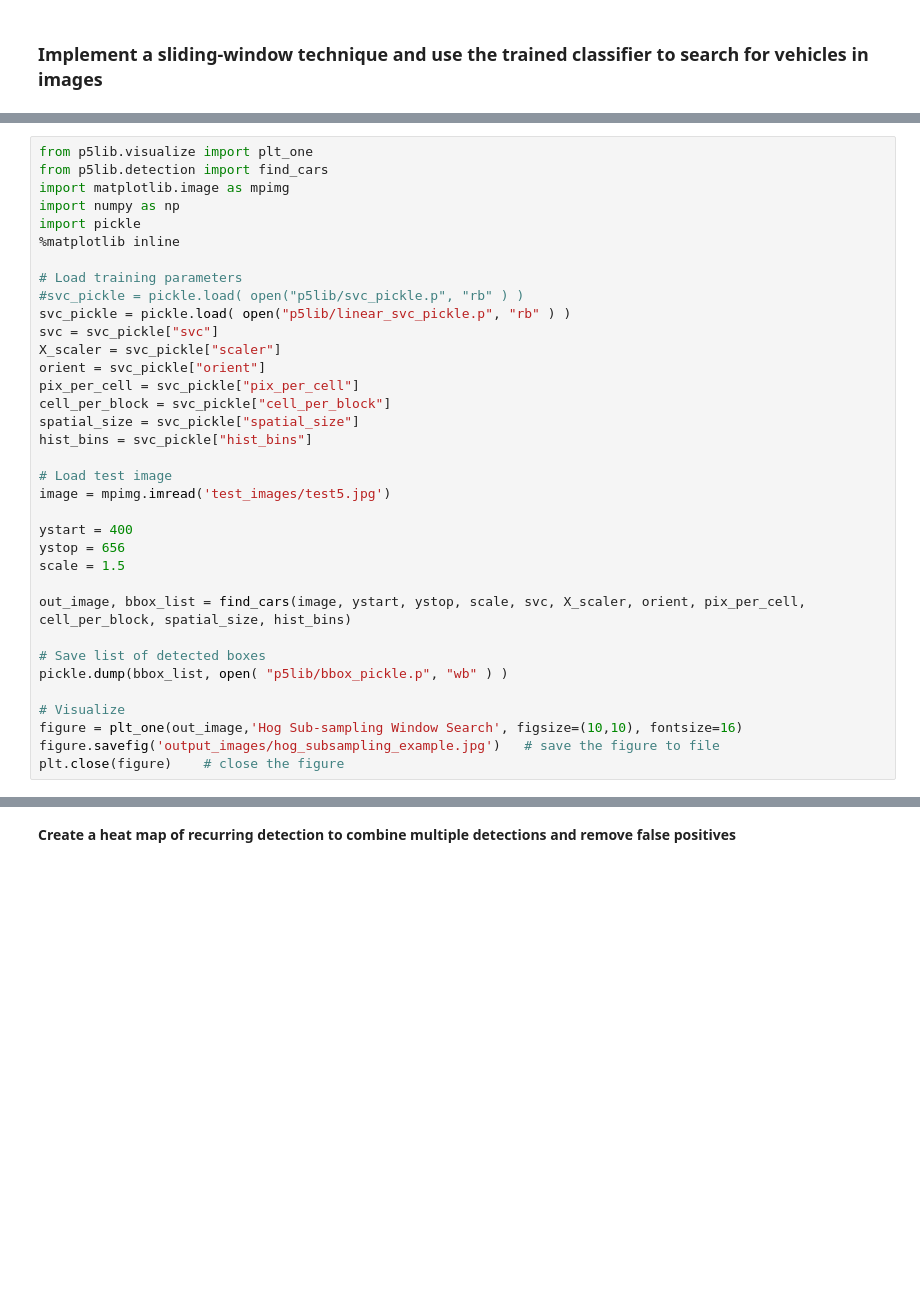
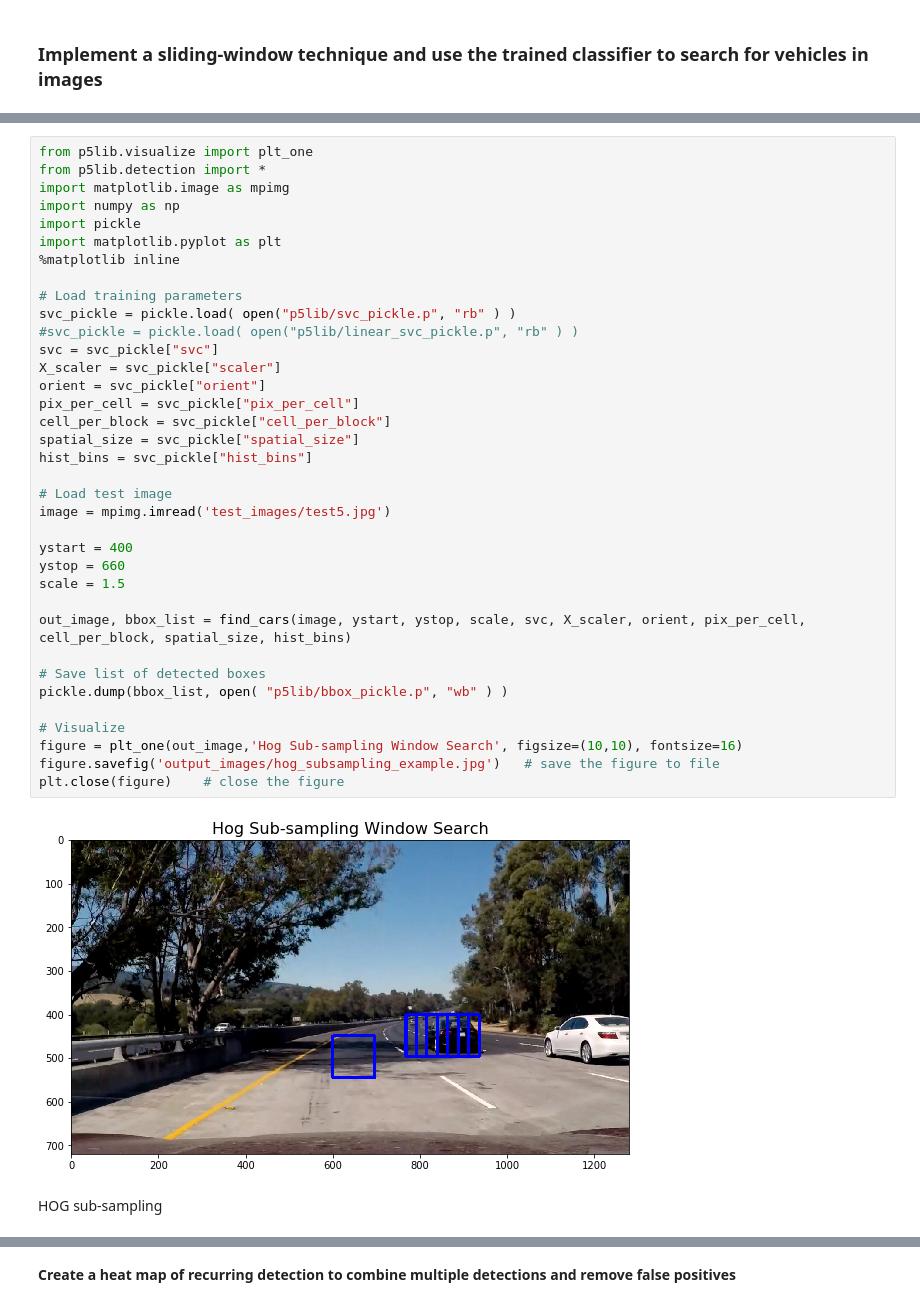
Before and after one commit to ek8203/CarND-Vehicle-Detection, a Jupyter notebook: vehicle_detection.ipynb, the cells around one changed output, grey strips where cells are left out. Saved outputs shown, nothing was run; the diff lists cells and outputs as text; blank space fills up the shorter version.

Commit message:
added hog sub-sampling

```diff
--- a/vehicle_detection.ipynb
+++ b/vehicle_detection.ipynb
@@ -279,35 +255,40 @@ window_img = draw_boxes(image, windows, color=(0, 0, 255), thick=6)
 # %%
 from p5lib.visualize import plt_one
-from p5lib.detection import find_cars
+from p5lib.detection import *
 import matplotlib.image as mpimg
 import numpy as np
 import pickle
+import matplotlib.pyplot as plt
 %matplotlib inline
 
 # Load training parameters
-#svc_pickle = pickle.load( open("p5lib/svc_pickle.p", "rb" ) )
-svc_pickle = pickle.load( open("p5lib/linear_svc_pickle.p", "rb" ) )
+svc_pickle = pickle.load( open("p5lib/svc_pickle.p", "rb" ) )
+#svc_pickle = pickle.load( open("p5lib/linear_svc_pickle.p", "rb" ) )
 svc = svc_pickle["svc"]
 X_scaler = svc_pickle["scaler"]
 orient = svc_pickle["orient"]
 pix_per_cell = svc_pickle["pix_per_cell"]
 cell_per_block = svc_pickle["cell_per_block"]
 spatial_size = svc_pickle["spatial_size"]
 hist_bins = svc_pickle["hist_bins"]
 
 # Load test image
 image = mpimg.imread('test_images/test5.jpg')
 
 ystart = 400
-ystop = 656
+ystop = 660
 scale = 1.5
 
 out_image, bbox_list = find_cars(image, ystart, ystop, scale, svc, X_scaler, orient, pix_per_cell, cell_per_block, spatial_size, hist_bins)
 
 # Save list of detected boxes
 pickle.dump(bbox_list, open( "p5lib/bbox_pickle.p", "wb" ) )
 
 # Visualize
 figure = plt_one(out_image,'Hog Sub-sampling Window Search', figsize=(10,10), fontsize=16)
 figure.savefig('output_images/hog_subsampling_example.jpg')   # save the figure to file
 plt.close(figure)    # close the figure
+# %% [output]
+[figure, added]
+# %% [markdown]
+HOG sub-sampling
```
Also changed, not shown: parts of 12 cells of this notebook, 1 other file.
